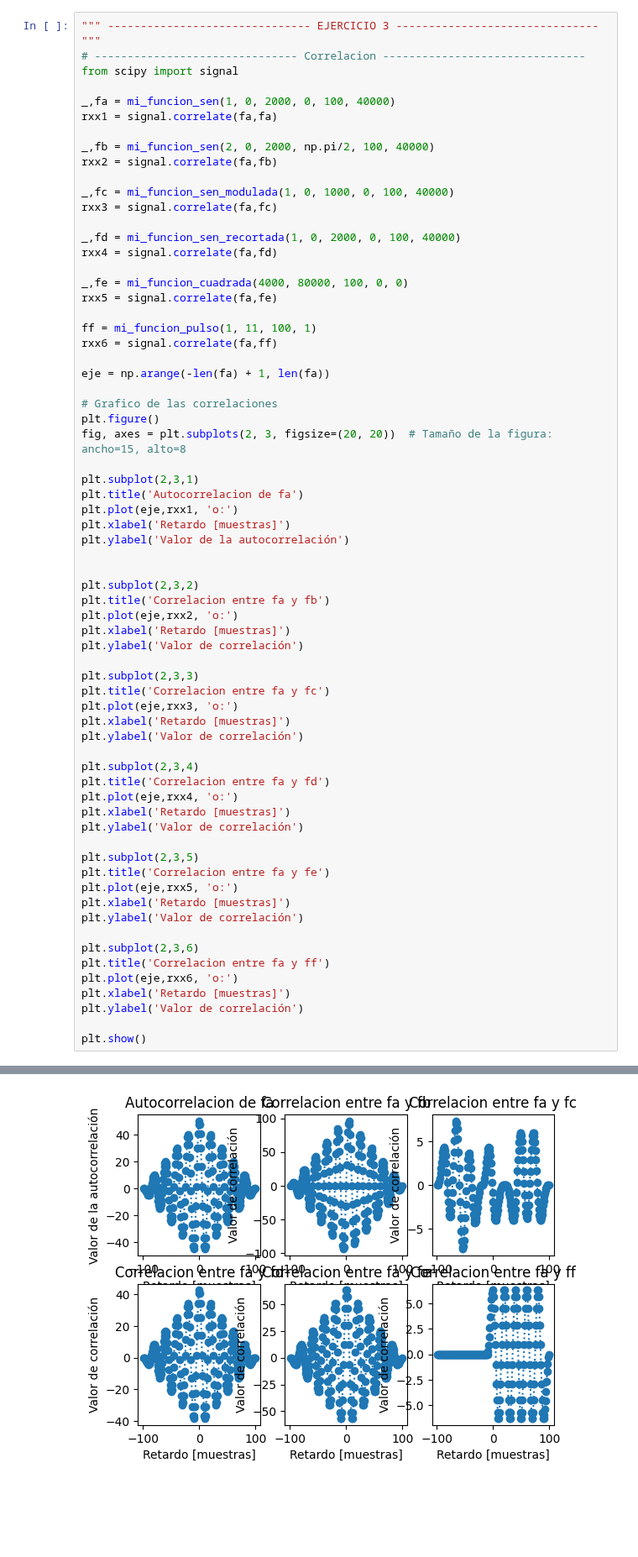
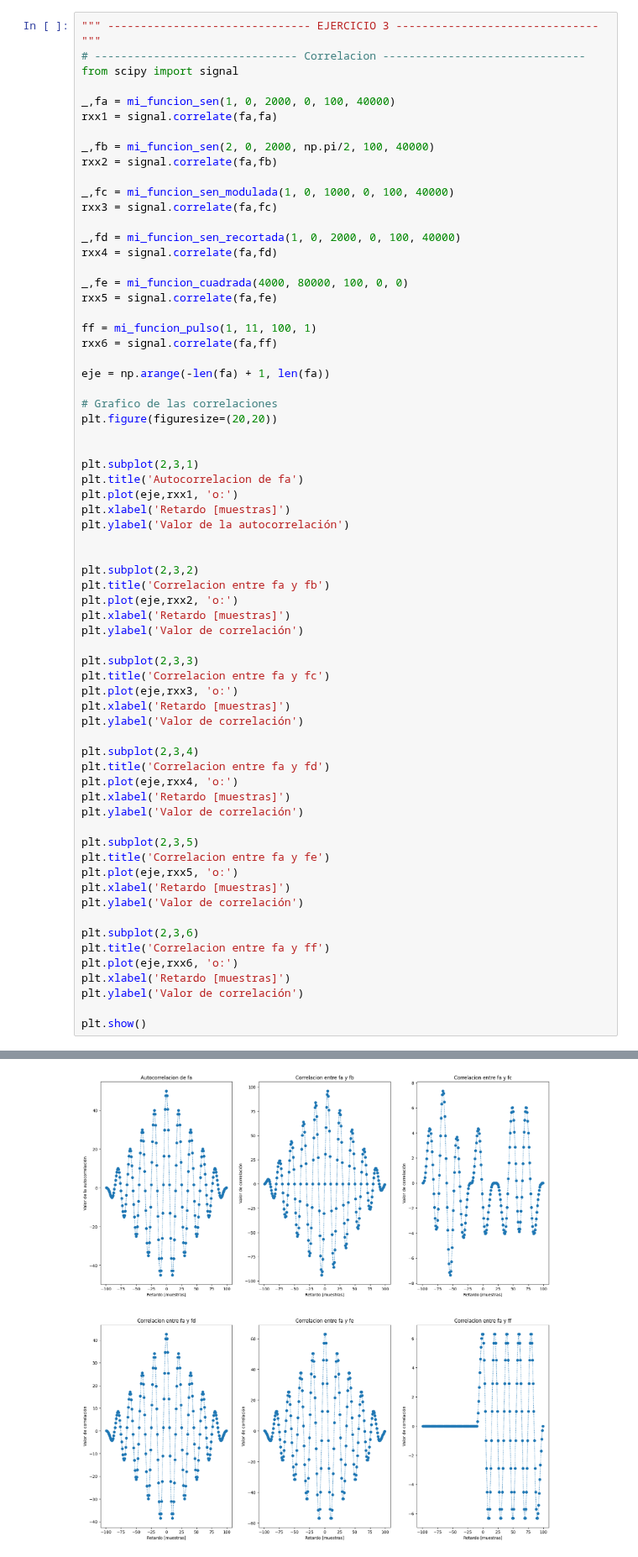
Before and after one commit to Catalina-git/APS, a Jupyter notebook: TP1 - Síntesis de señales/TS1.ipynb, the cells around one changed output, grey strips where cells are left out. Shown at 84% size. Saved outputs shown, nothing was run; the diff lists cells and outputs as text; blank space fills up the shorter version.

```diff
--- a/TP1 - Síntesis de señales/TS1.ipynb
+++ b/TP1 - Síntesis de señales/TS1.ipynb
@@ -416,8 +416,8 @@ rxx6 = signal.correlate(fa,ff)
 eje = np.arange(-len(fa) + 1, len(fa))
 
 # Grafico de las correlaciones
-plt.figure()
-fig, axes = plt.subplots(2, 3, figsize=(20, 20))  # Tamaño de la figura: ancho=15, alto=8
+plt.figure(figuresize=(20,20))
+
 
 plt.subplot(2,3,1)
 plt.title('Autocorrelacion de fa')
@@ -467,4 +468,4 @@ PULSO RECTANGULAR DE 10ms
-[figure, old version]
+[figure, new version]
 # %% [markdown]
 4) <font color=red><u> **Verificación de propiedad trigonométrica</u><font>**
 
```
Also changed, not shown: parts of 1 cell of this notebook.
